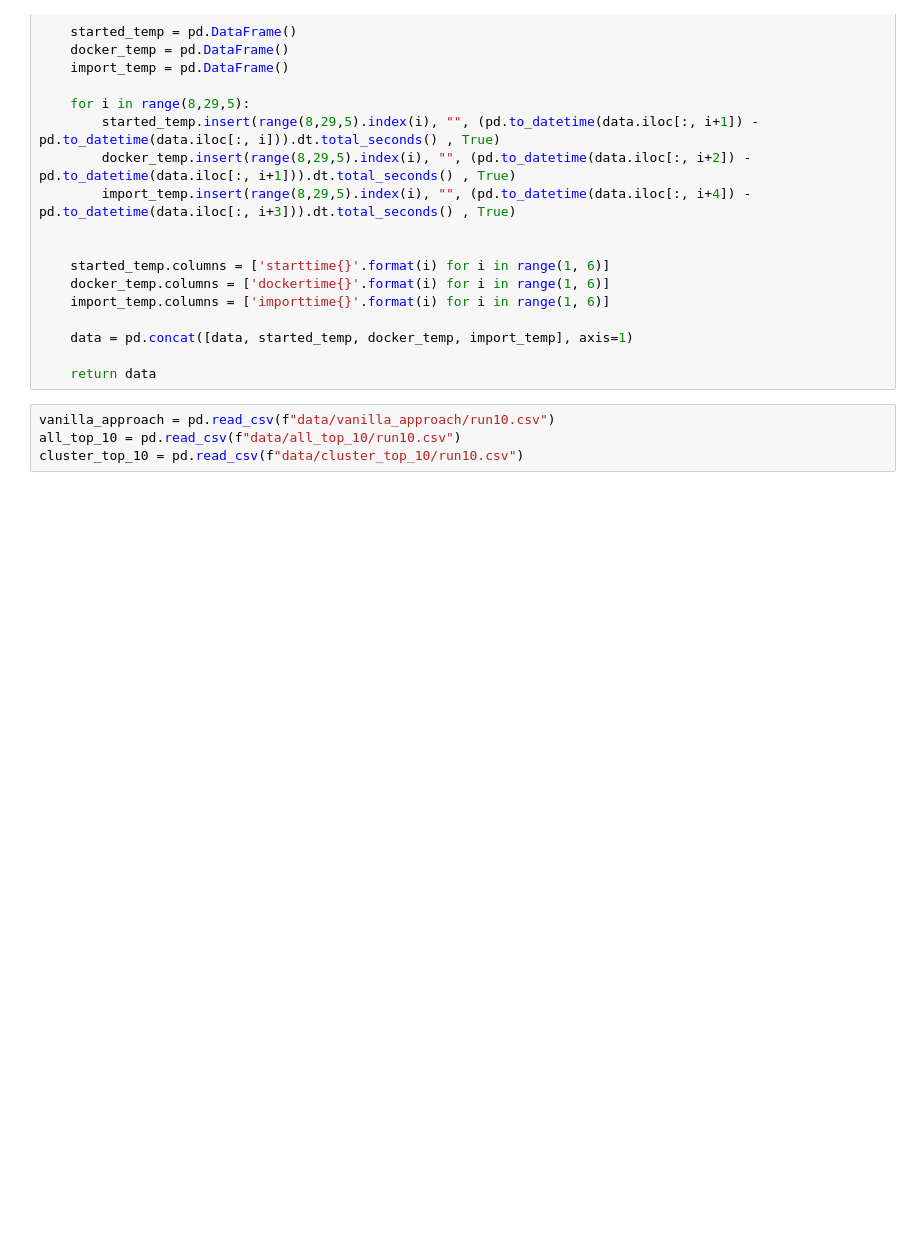
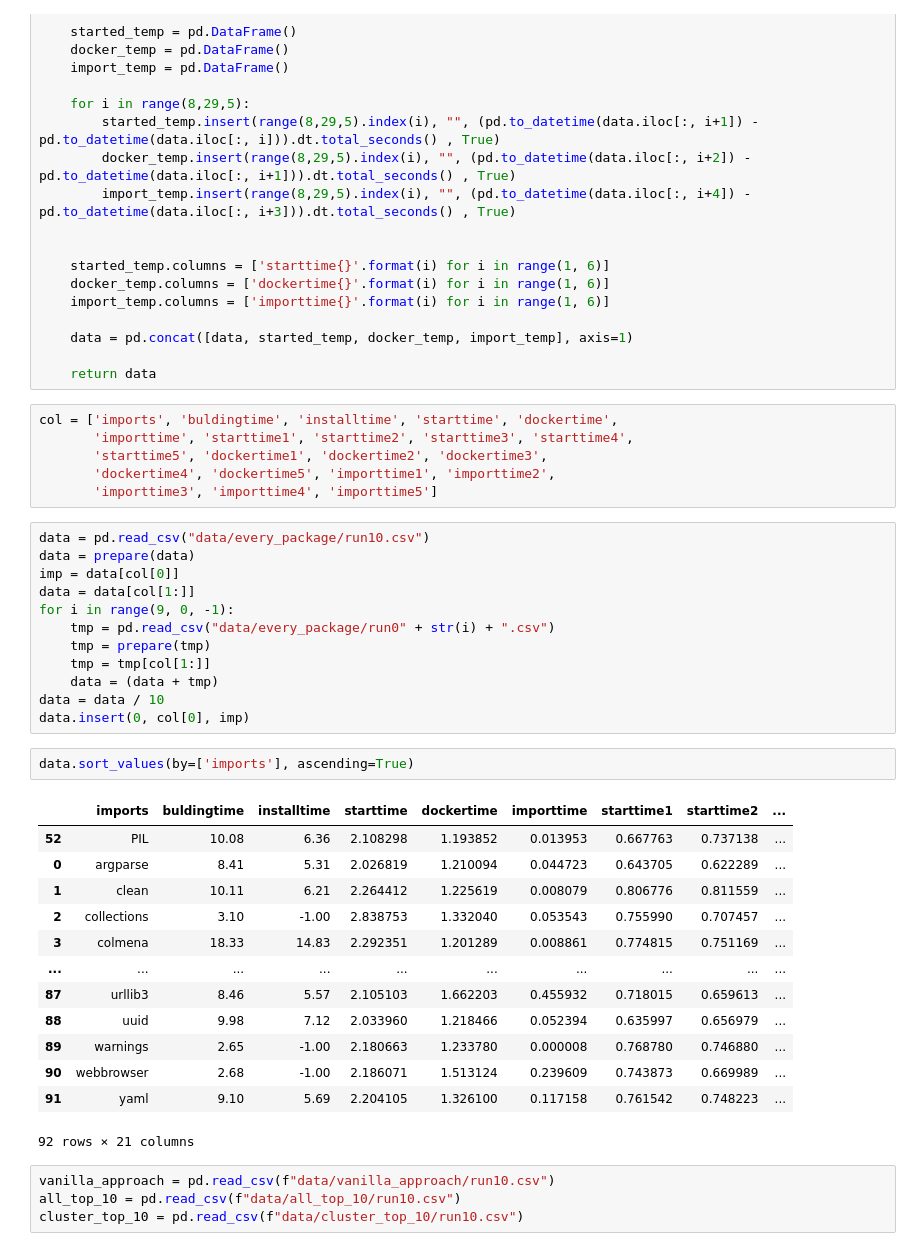
Before and after one commit to globus-labs/package-preloading, a Jupyter notebook: Plot_results.ipynb, the cells around one changed output. Drawn from its saved outputs; the diff is of its cells as text; blank space fills up the shorter version.

```diff
--- a/Plot_results.ipynb
+++ b/Plot_results.ipynb
@@ -31,6 +31,40 @@ def prepare(data):
     data = pd.concat([data, started_temp, docker_temp, import_temp], axis=1)
 
     return data
+# %%
+col = ['imports', 'buldingtime', 'installtime', 'starttime', 'dockertime',
+       'importtime', 'starttime1', 'starttime2', 'starttime3', 'starttime4',
+       'starttime5', 'dockertime1', 'dockertime2', 'dockertime3',
+       'dockertime4', 'dockertime5', 'importtime1', 'importtime2',
+       'importtime3', 'importtime4', 'importtime5']
+# %%
+data = pd.read_csv("data/every_package/run10.csv")
+data = prepare(data)
+imp = data[col[0]]
+data = data[col[1:]]
+for i in range(9, 0, -1):
+    tmp = pd.read_csv("data/every_package/run0" + str(i) + ".csv")
+    tmp = prepare(tmp)
+    tmp = tmp[col[1:]]
+    data = (data + tmp)
+data = data / 10
+data.insert(0, col[0], imp)
+# %%
+data.sort_values(by=['imports'], ascending=True)
+# %% [output]
+|  | imports | buldingtime | installtime | starttime | dockertime | importtime | starttime1 | starttime2 | ... |
+| 52 | PIL | 10.08 | 6.36 | 2.108298 | 1.193852 | 0.013953 | 0.667763 | 0.737138 | ... |
+| 0 | argparse | 8.41 | 5.31 | 2.026819 | 1.210094 | 0.044723 | 0.643705 | 0.622289 | ... |
+| 1 | clean | 10.11 | 6.21 | 2.264412 | 1.225619 | 0.008079 | 0.806776 | 0.811559 | ... |
+| 2 | collections | 3.10 | -1.00 | 2.838753 | 1.332040 | 0.053543 | 0.755990 | 0.707457 | ... |
+| 3 | colmena | 18.33 | 14.83 | 2.292351 | 1.201289 | 0.008861 | 0.774815 | 0.751169 | ... |
+| ... | ... | ... | ... | ... | ... | ... | ... | ... | ... |
+| 87 | urllib3 | 8.46 | 5.57 | 2.105103 | 1.662203 | 0.455932 | 0.718015 | 0.659613 | ... |
+| 88 | uuid | 9.98 | 7.12 | 2.033960 | 1.218466 | 0.052394 | 0.635997 | 0.656979 | ... |
+| 89 | warnings | 2.65 | -1.00 | 2.180663 | 1.233780 | 0.000008 | 0.768780 | 0.746880 | ... |
+| 90 | webbrowser | 2.68 | -1.00 | 2.186071 | 1.513124 | 0.239609 | 0.743873 | 0.669989 | ... |
+| 91 | yaml | 9.10 | 5.69 | 2.204105 | 1.326100 | 0.117158 | 0.761542 | 0.748223 | ... |
+92 rows × 21 columns
 # %%
 vanilla_approach = pd.read_csv(f"data/vanilla_approach/run10.csv")
 all_top_10 = pd.read_csv(f"data/all_top_10/run10.csv")
```
